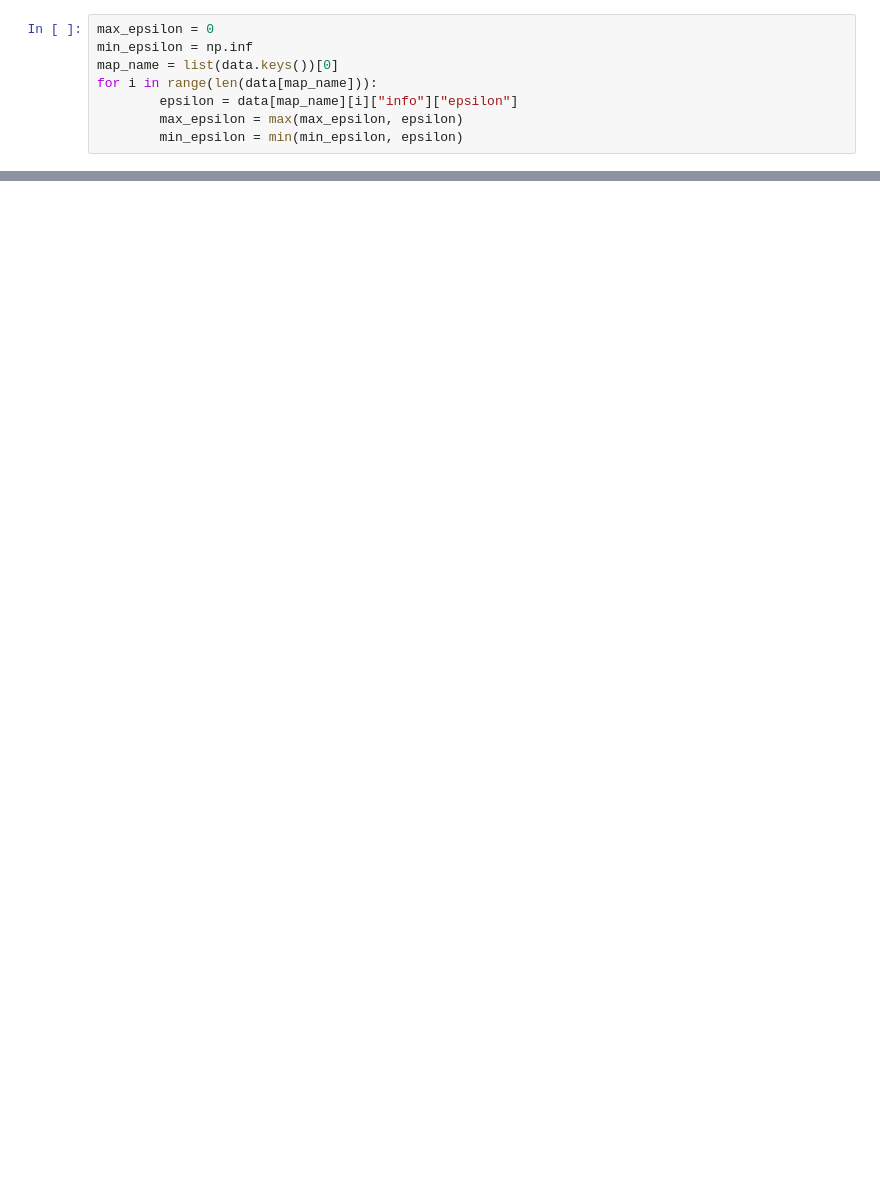
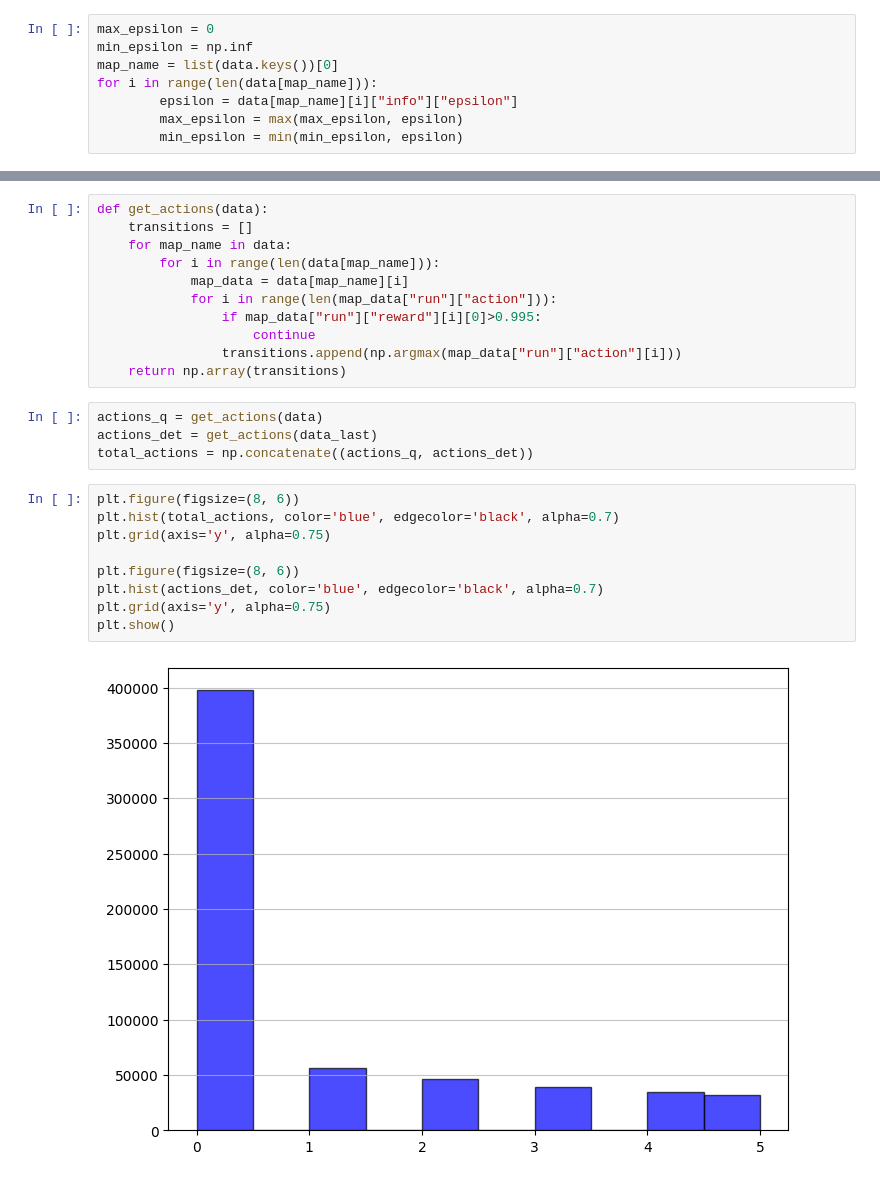
Before and after one commit to Etyl/swarm-rescue, a Jupyter notebook: rl/data_vis.ipynb, the cells around one changed output, grey strips where cells are left out. Drawn from its saved outputs; the diff is of its cells as text; blank space fills up the shorter version.

```diff
--- a/rl/data_vis.ipynb
+++ b/rl/data_vis.ipynb
@@ -56,0 +130,26 @@ for map_name in data:
+# %%
+def get_actions(data):
+    transitions = []
+    for map_name in data:
+        for i in range(len(data[map_name])):
+            map_data = data[map_name][i]
+            for i in range(len(map_data["run"]["action"])):
+                if map_data["run"]["reward"][i][0]>0.995:
+                    continue
+                transitions.append(np.argmax(map_data["run"]["action"][i]))
+    return np.array(transitions)
+# %%
+actions_q = get_actions(data)
+actions_det = get_actions(data_last)
+total_actions = np.concatenate((actions_q, actions_det))
+# %%
+plt.figure(figsize=(8, 6))
+plt.hist(total_actions, color='blue', edgecolor='black', alpha=0.7)
+plt.grid(axis='y', alpha=0.75)
+
+plt.figure(figsize=(8, 6))
+plt.hist(actions_det, color='blue', edgecolor='black', alpha=0.7)
+plt.grid(axis='y', alpha=0.75)
+plt.show()
+# %% [output]
+[figure, added]
```
Also changed, not shown: parts of 10 cells of this notebook, 7 other files.
